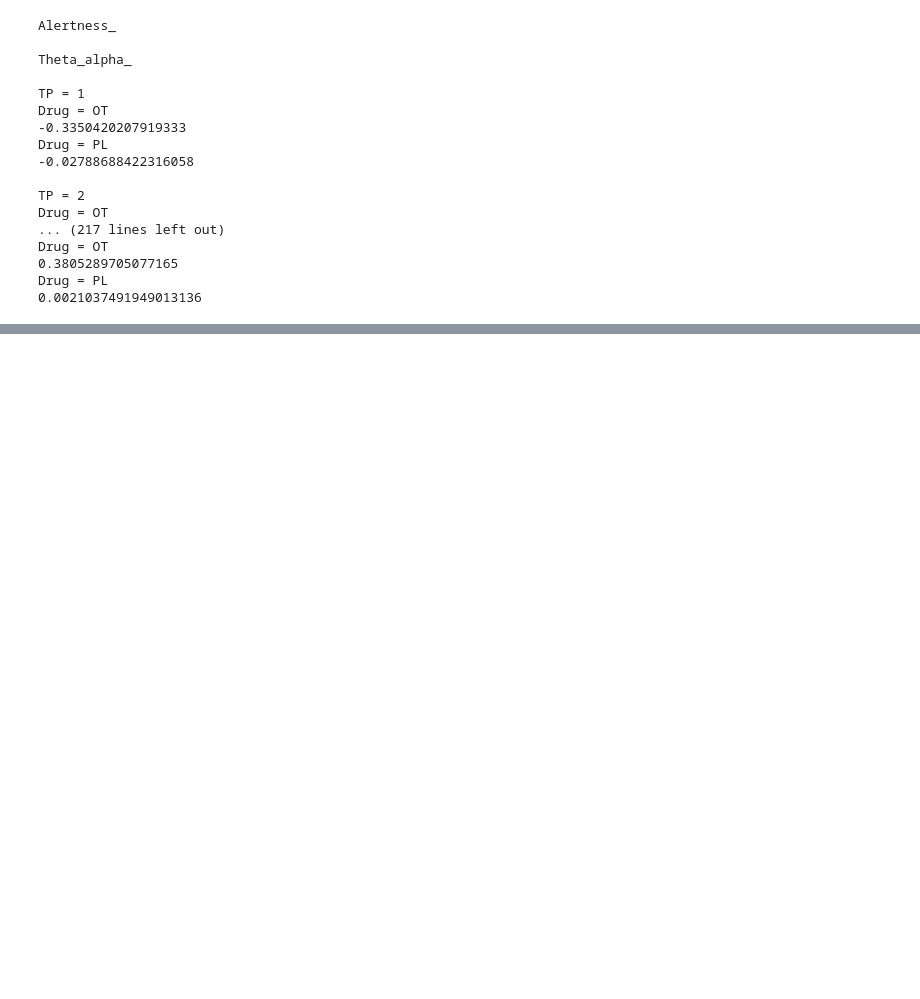
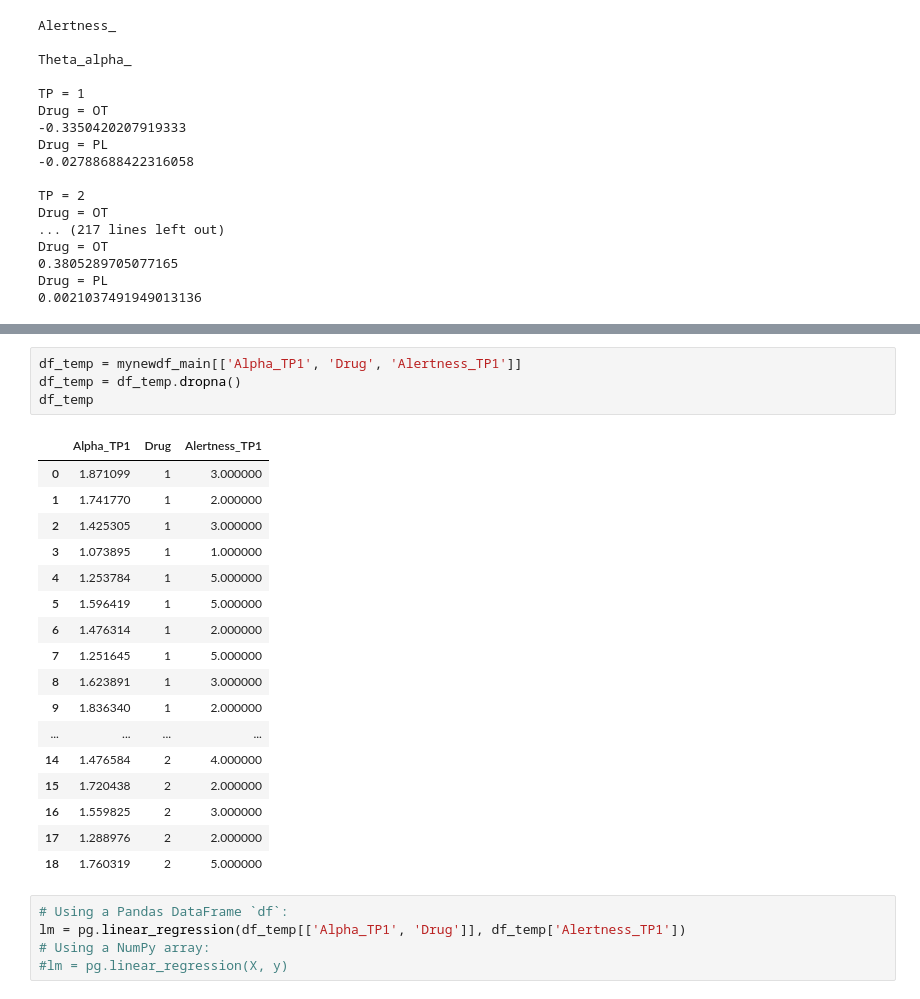
Before and after one commit to mariezelenina/OTPH-TF, a Jupyter notebook: Behav_corr.ipynb, the cells around one changed output, grey strips where cells are left out. Saved outputs shown, nothing was run; the diff lists cells and outputs as text; blank space fills up the shorter version.

```diff
--- a/Behav_corr.ipynb
+++ b/Behav_corr.ipynb
@@ -585,0 +718,27 @@ Drug = PL
+# %%
+df_temp = mynewdf_main[['Alpha_TP1', 'Drug', 'Alertness_TP1']]
+df_temp = df_temp.dropna()
+df_temp
+# %% [output]
+|  | Alpha_TP1 | Drug | Alertness_TP1 |
+| 0 | 1.871099 | 1 | 3.000000 |
+| 1 | 1.741770 | 1 | 2.000000 |
+| 2 | 1.425305 | 1 | 3.000000 |
+| 3 | 1.073895 | 1 | 1.000000 |
+| 4 | 1.253784 | 1 | 5.000000 |
+| 5 | 1.596419 | 1 | 5.000000 |
+| 6 | 1.476314 | 1 | 2.000000 |
+| 7 | 1.251645 | 1 | 5.000000 |
+| 8 | 1.623891 | 1 | 3.000000 |
+| 9 | 1.836340 | 1 | 2.000000 |
+| ... | ... | ... | ... |
+| 14 | 1.476584 | 2 | 4.000000 |
+| 15 | 1.720438 | 2 | 2.000000 |
+| 16 | 1.559825 | 2 | 3.000000 |
+| 17 | 1.288976 | 2 | 2.000000 |
+| 18 | 1.760319 | 2 | 5.000000 |
+# %%
+# Using a Pandas DataFrame `df`:
+lm = pg.linear_regression(df_temp[['Alpha_TP1', 'Drug']], df_temp['Alertness_TP1'])
+# Using a NumPy array:
+#lm = pg.linear_regression(X, y)
```
Also changed, not shown: parts of 20 cells of this notebook.
